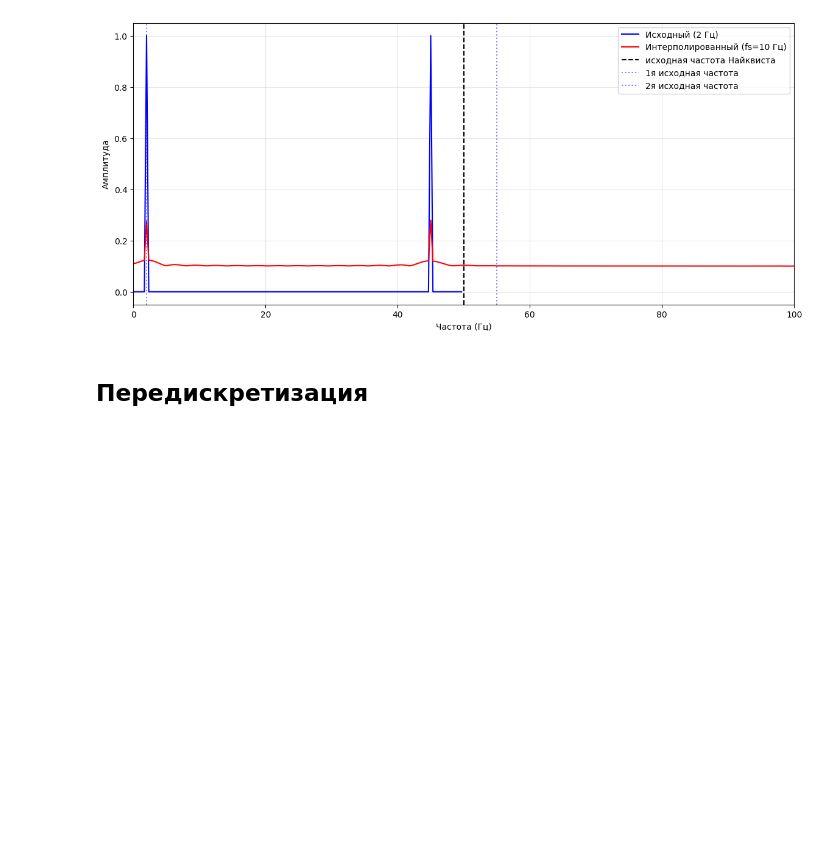
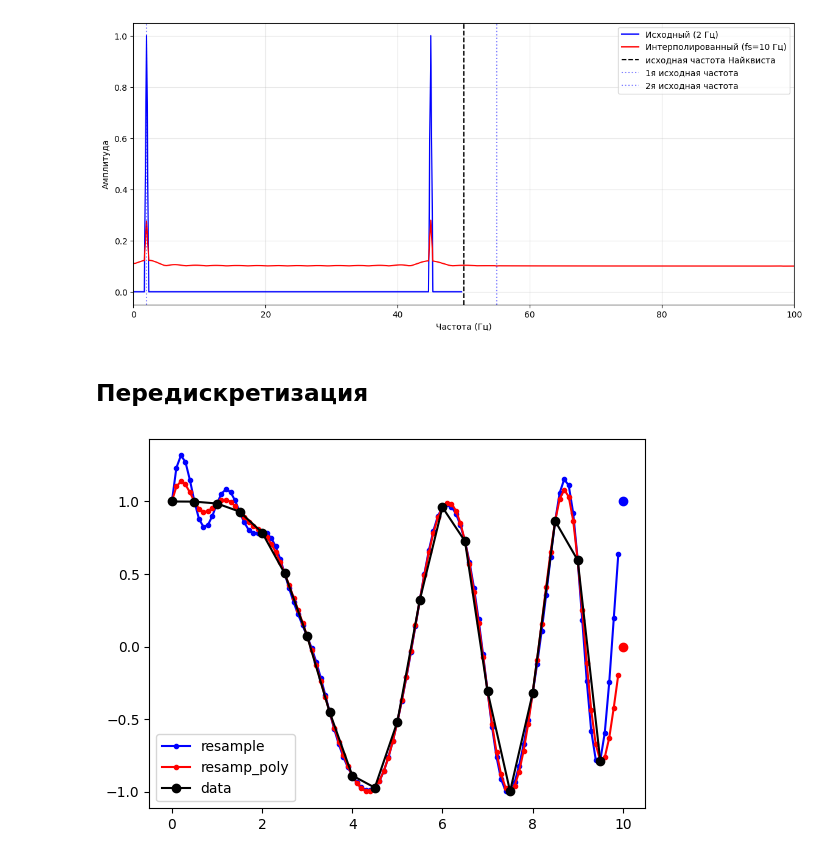
Before and after one commit to annashell/linear_models, a Jupyter notebook: resampling.ipynb, the cells around one changed output. Saved outputs shown, nothing was run; the diff lists cells and outputs as text; code cells hidden in the pictures; blank space fills up the shorter version.

```diff
--- a/resampling.ipynb
+++ b/resampling.ipynb
@@ -312 +312,9 @@ f_poly = signal.resample_poly(y, 100, 20)
 xnew = np.linspace(0, 10, 100, endpoint=False)
+# %%
+plt.plot(xnew, f_fft, 'b.-', xnew, f_poly, 'r.-')
+plt.plot(x, y, 'ko-')
+plt.plot(10, y[0], 'bo', 10, 0., 'ro')  # boundaries
+plt.legend(['resample', 'resamp_poly', 'data'], loc='best')
+plt.show()
+# %% [output]
+[figure, added]
```
Also changed, not shown: parts of 2 cells of this notebook.
